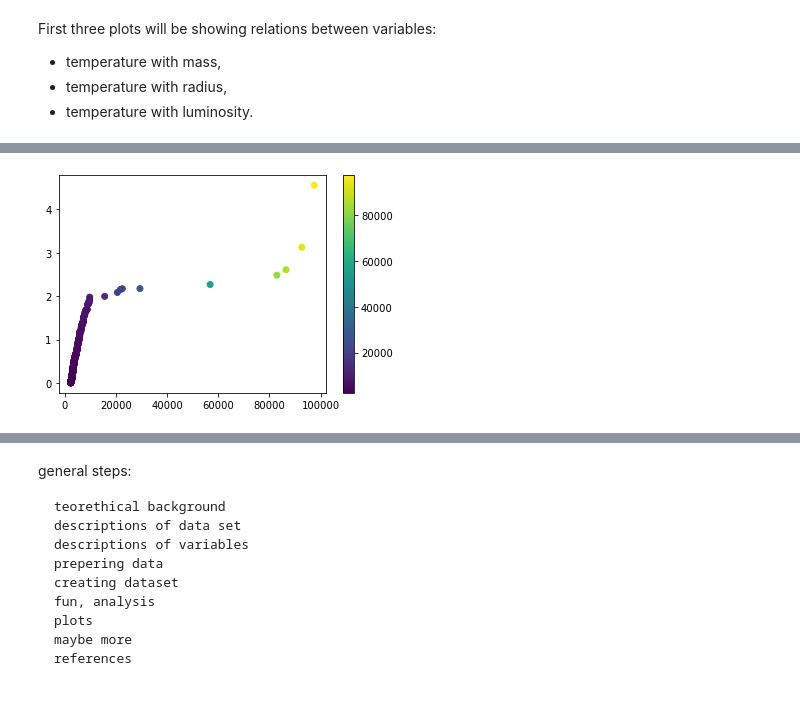
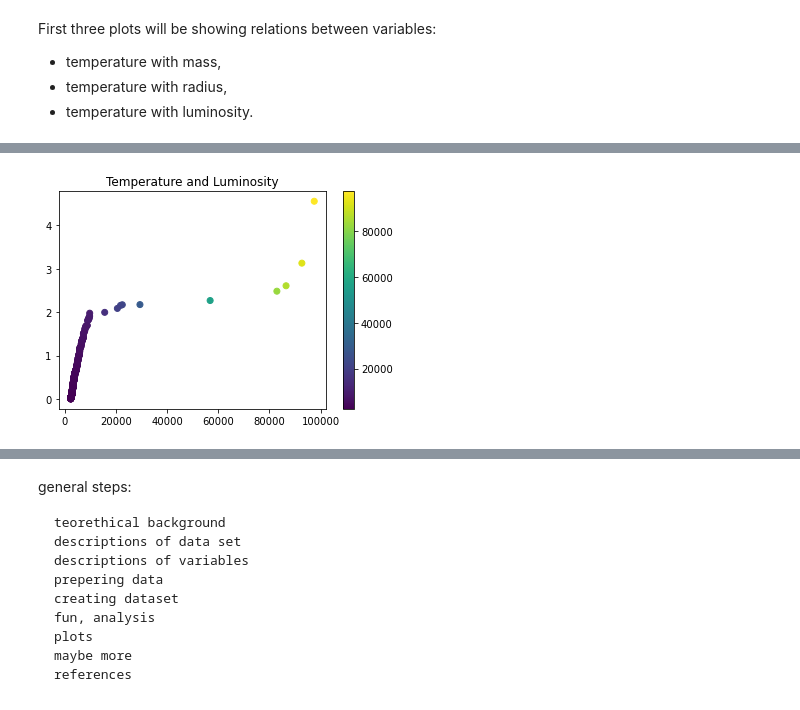
Before and after one commit to DracoNibilis/Stars_Project, a Jupyter notebook: stars_project.ipynb, the cells around one changed output, grey strips where cells are left out. Cells and saved outputs as stored; diff of their text form; code cells hidden in the pictures.

```diff
--- a/stars_project.ipynb
+++ b/stars_project.ipynb
@@ -505,7 +507,8 @@ plt.show()
 # %%
 # Plotting temperature and radius.
 plt.scatter(df["Temperature"], df["Luminosity"], c=colors)
 plt.colorbar()
+plt.title("Temperature and Luminosity")
 plt.show()
 # %% [output]
-[figure, old version]
+[figure, new version]
```
Also changed, not shown: parts of 3 cells of this notebook.
